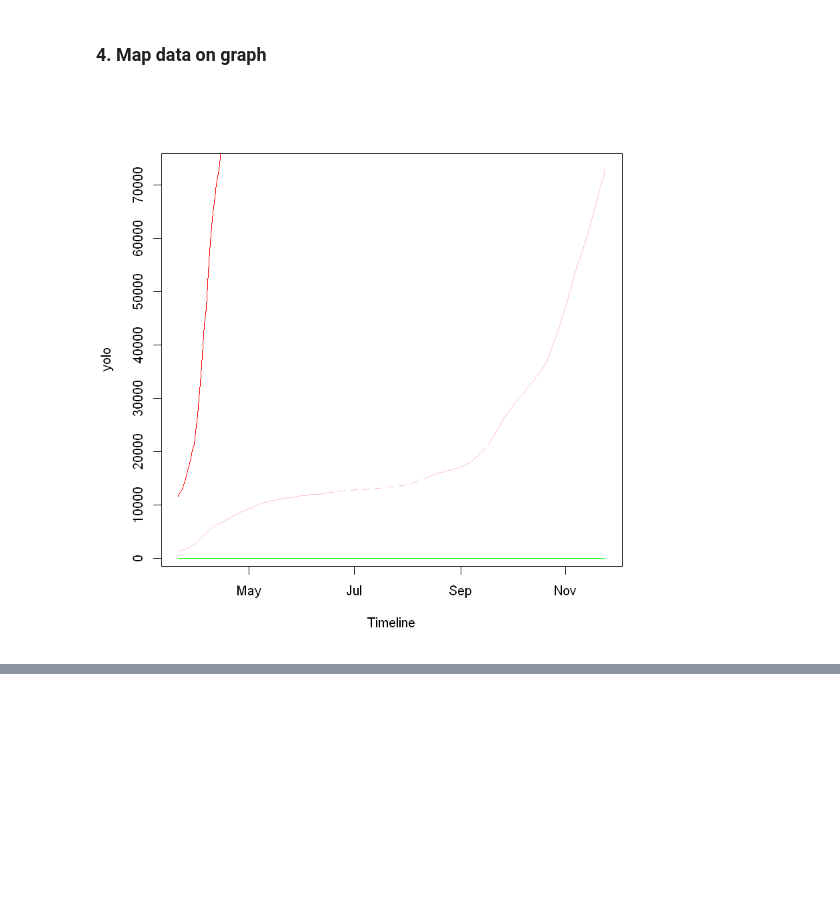
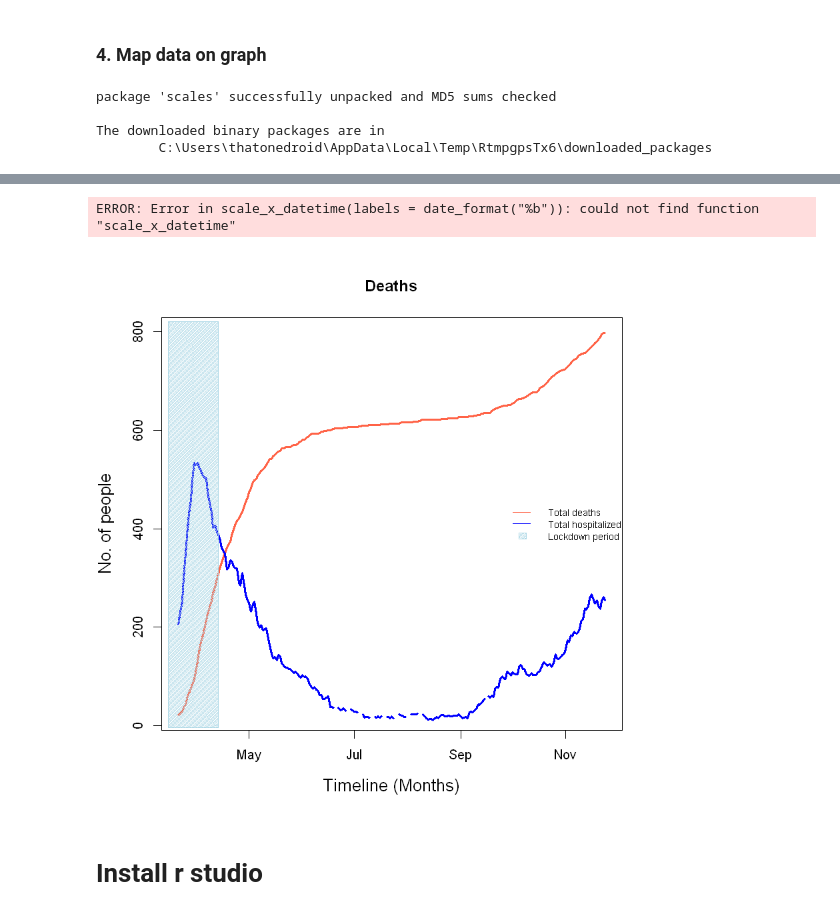
Before and after one commit to shrestaz/covid, a Jupyter notebook: EDA-COVID.ipynb, the cells around one changed output, grey strips where cells are left out. Saved outputs shown, nothing was run; the diff lists cells and outputs as text; code cells hidden in the pictures; blank space fills up the shorter version.

Commit message:
Plotting and data improvement

```diff
--- a/EDA-COVID.ipynb
+++ b/EDA-COVID.ipynb
@@ -128,9 +132,49 @@ str(TransformedCovidData)
  $ PatientsInRespirator   : int  35 40 47 58 76 78 89 104 113 119 ...
 # %% [markdown]
 ### 4. Map data on graph
-# %%
-plot(TransformedCovidData$ISODate, TransformedCovidData$ConfirmedTotalCases, type = "l", col="pink", xlab = "Timeline", ylab = "yolo")                                 # Draw first line
-lines(TransformedCovidData$ISODate, TransformedCovidData$TotalNumberPeopleTested, type = "l", col = "red")                   # Add second line
-lines(TransformedCovidData$ISODate, TransformedCovidData$DeathsPerDay, type = "l", col = "green")
-# %% [output]
-[figure, removed]
+# %%
+install.packages("scales")
+# %% [output]
+package 'scales' successfully unpacked and MD5 sums checked
+
+The downloaded binary packages are in
+        C:\Users\thatonedroid\AppData\Local\Temp\RtmpgpsTx6\downloaded_packages
+# %%
+library(scales)
+
+# plot(TransformedCovidData$ISODate, TransformedCovidData$ConfirmedTotalCases, type = "l", col="black", xlab = "Timeline", ylab = "yolo")                                 # Draw first line
+# lines(TransformedCovidData$ISODate, TransformedCovidData$TotalDeaths, type = "l", col = "red")                   # Add second line
+plot(TransformedCovidData$ISODate, TransformedCovidData$TotalDeaths,
+     type = "l",
+     col="tomato",
+     xlab = "Timeline (Months)",
+     ylab = "No. of people",
+     cex.lab = 1.3,
+     main = "Deaths",
+     lwd = 3
+    )
+
+lines(TransformedCovidData$ISODate, TransformedCovidData$AdmittedToHospital, type = "l", col = "blue", lwd = 3)
+# Add second line
+# abline(v=as.Date("2020-03-15"), col="green")
+# abline(v=as.Date("2020-04-13"), col="green")
+
+rect(xleft=as.Date("2020-03-15"),
+     xright=as.Date("2020-04-13"),
+     ybottom=-4, ytop=820,  col= 'lightblue', density=80)
+
+# legend( "right", c("Total deaths", "Total hospitalized"),
+# text.col=c("tomato", "blue") )
+
+legend("right", legend=c("Total deaths", "Total hospitalized", "Lockdown period"),
+       bty = "n",
+       col=c("tomato", "blue", NA),
+       cex=0.7,
+       lty = c(1,1,1,NA),
+       density=c(0,0,80),
+       fill = c("tomato", "blue","lightblue"),
+       border = c(NA,NA,"lightblue"),
+       x.intersp=c(2,2,0.5)
+      )
++scale_x_datetime(labels = date_format("%b"))
+# %% [output]
@@ -136,0 +183,4 @@ lines(TransformedCovidData$ISODate, TransformedCovidData$DeathsPerDay, type = "l
+ERROR: Error in scale_x_datetime(labels = date_format("%b")): could not find function "scale_x_datetime"
+[figure, added]
+# %% [markdown]
+# Install r studio
```
Also changed, not shown: parts of 3 cells of this notebook, 1 other file.
